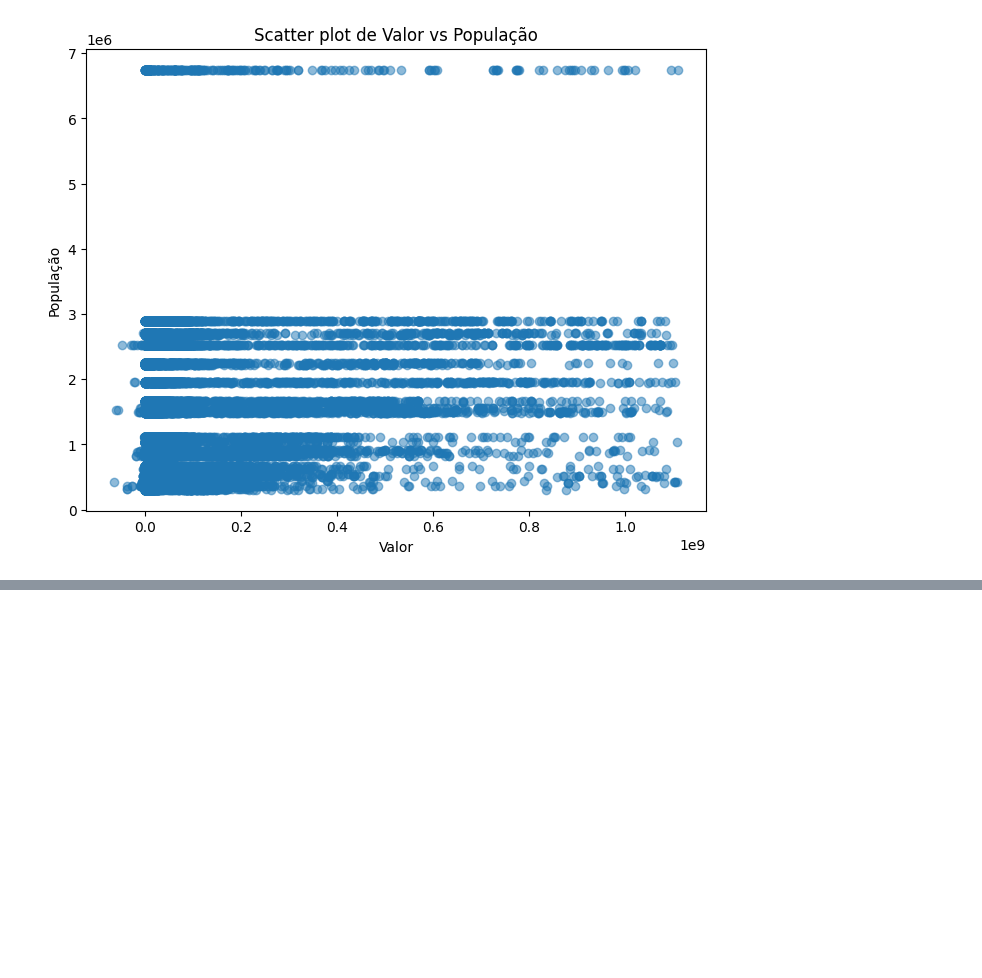
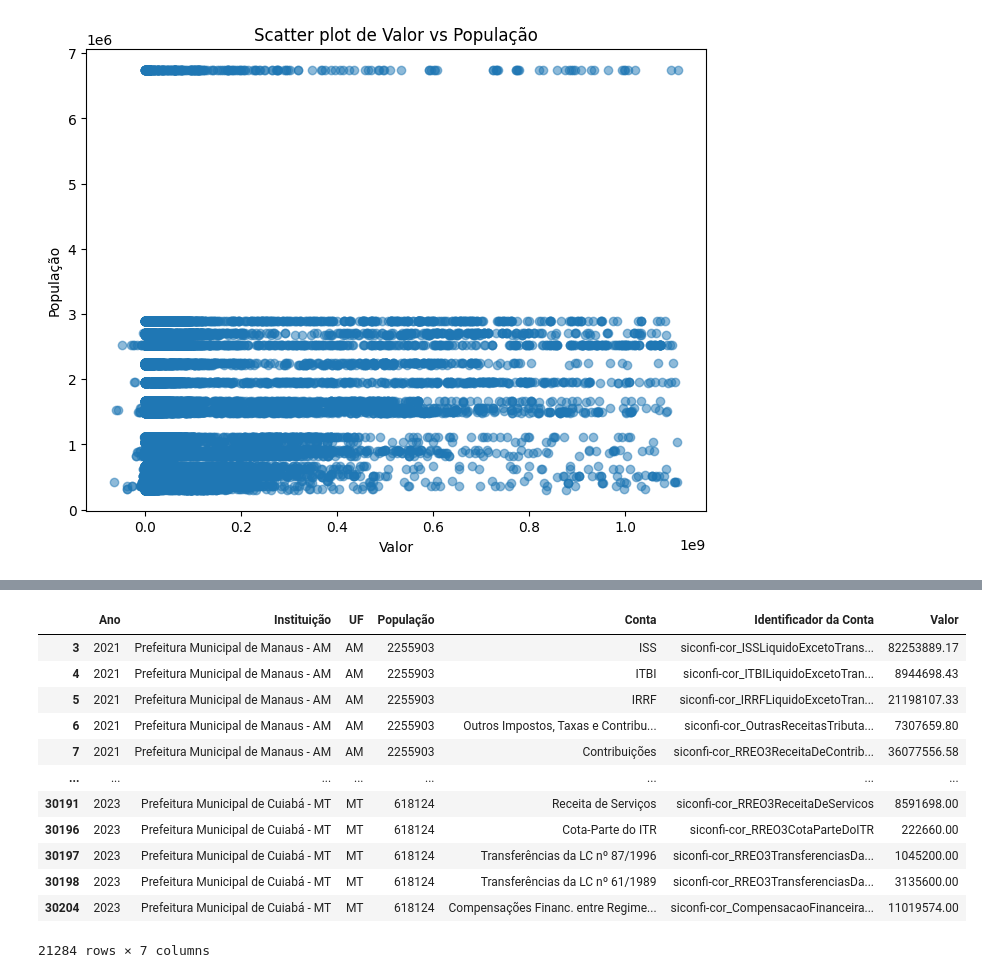
Before and after one commit to juliajgmb/projeto_icd, a Jupyter notebook: analise_inicial.ipynb, the cells around one changed output, grey strips where cells are left out. Cells and saved outputs as stored; diff of their text form; code cells hidden in the pictures; blank space fills up the shorter version.

```diff
--- a/analise_inicial.ipynb
+++ b/analise_inicial.ipynb
@@ -276,0 +327,16 @@ plt.show()
+# %%
+dataset_copia.loc[kmeans.labels_ == 1]
+# %% [output]
+|  | Ano | Instituição | UF | População | Conta | Identificador da Conta | Valor |
+| 3 | 2021 | Prefeitura Municipal de Manaus - AM | AM | 2255903 | ISS | siconfi-cor_ISSLiquidoExcetoTrans... | 82253889.17 |
+| 4 | 2021 | Prefeitura Municipal de Manaus - AM | AM | 2255903 | ITBI | siconfi-cor_ITBILiquidoExcetoTran... | 8944698.43 |
+| 5 | 2021 | Prefeitura Municipal de Manaus - AM | AM | 2255903 | IRRF | siconfi-cor_IRRFLiquidoExcetoTran... | 21198107.33 |
+| 6 | 2021 | Prefeitura Municipal de Manaus - AM | AM | 2255903 | Outros Impostos, Taxas e Contribu... | siconfi-cor_OutrasReceitasTributa... | 7307659.80 |
+| 7 | 2021 | Prefeitura Municipal de Manaus - AM | AM | 2255903 | Contribuições | siconfi-cor_RREO3ReceitaDeContrib... | 36077556.58 |
+| ... | ... | ... | ... | ... | ... | ... | ... |
+| 30191 | 2023 | Prefeitura Municipal de Cuiabá - MT | MT | 618124 | Receita de Serviços | siconfi-cor_RREO3ReceitaDeServicos | 8591698.00 |
+| 30196 | 2023 | Prefeitura Municipal de Cuiabá - MT | MT | 618124 | Cota-Parte do ITR | siconfi-cor_RREO3CotaParteDoITR | 222660.00 |
+| 30197 | 2023 | Prefeitura Municipal de Cuiabá - MT | MT | 618124 | Transferências da LC nº 87/1996 | siconfi-cor_RREO3TransferenciasDa... | 1045200.00 |
+| 30198 | 2023 | Prefeitura Municipal de Cuiabá - MT | MT | 618124 | Transferências da LC nº 61/1989 | siconfi-cor_RREO3TransferenciasDa... | 3135600.00 |
+| 30204 | 2023 | Prefeitura Municipal de Cuiabá - MT | MT | 618124 | Compensações Financ. entre Regime... | siconfi-cor_CompensacaoFinanceira... | 11019574.00 |
+21284 rows × 7 columns
```
Also changed, not shown: parts of 12 cells of this notebook.
